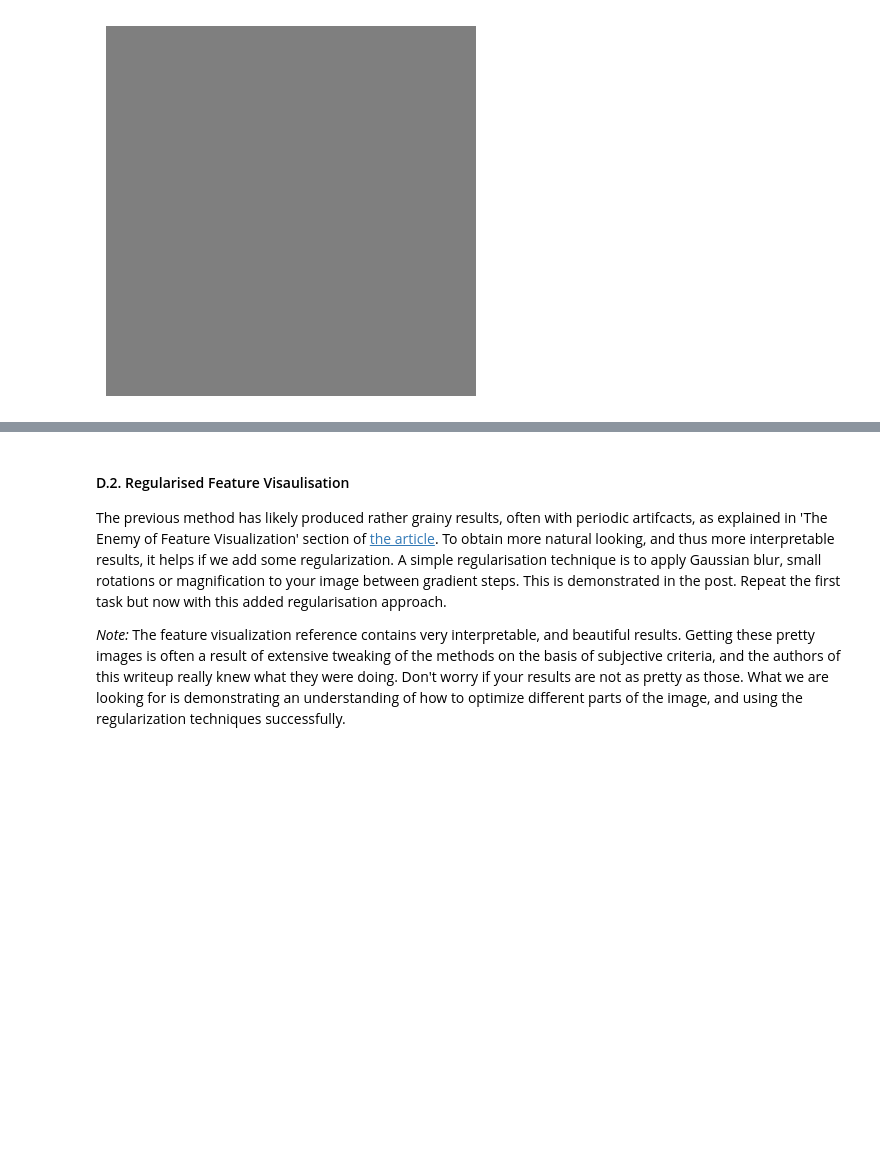
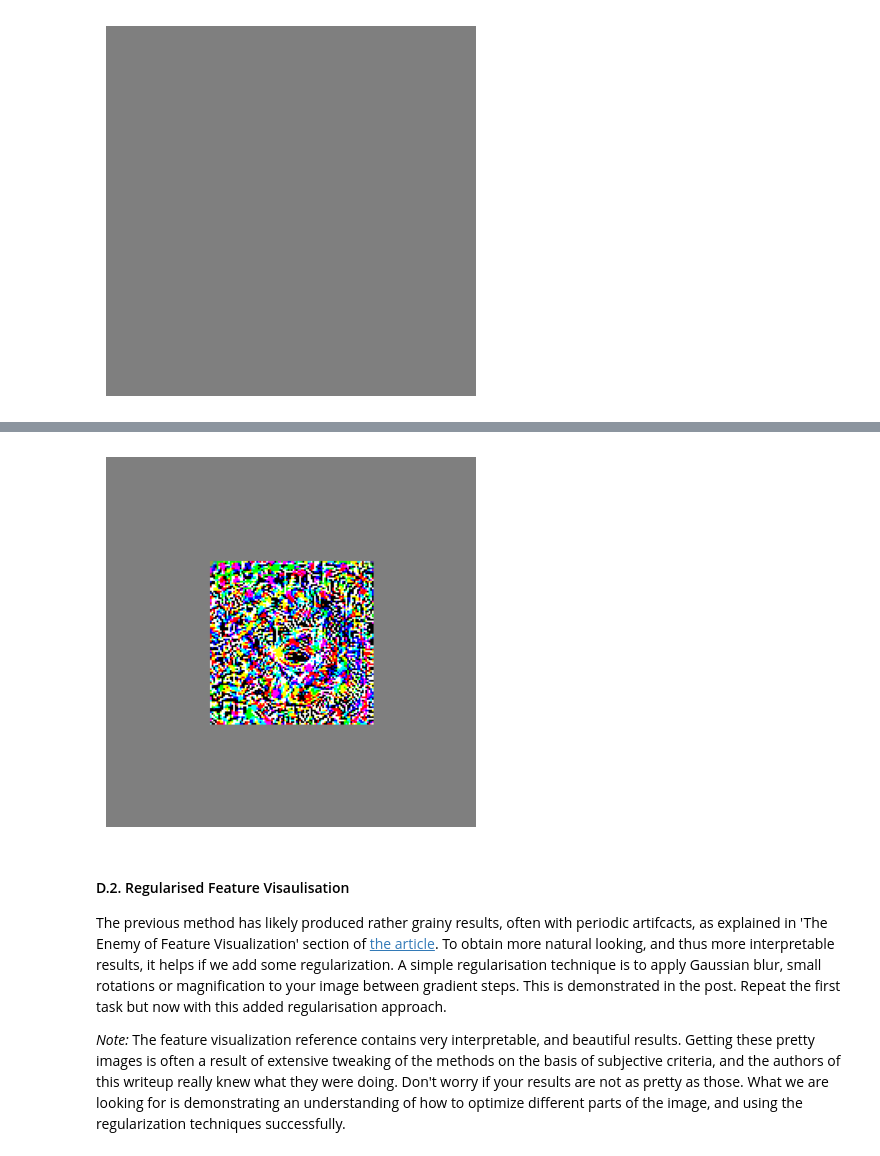
Before and after one commit to JDS289/-DNNs, a Jupyter notebook: dnns2.ipynb, the cells around one changed output, grey strips where cells are left out. Cells and saved outputs as stored; diff of their text form; code cells hidden in the pictures; blank space fills up the shorter version.

```diff
--- a/dnns2.ipynb
+++ b/dnns2.ipynb
@@ -61,16 +61,22 @@ weights = ResNet18_Weights.IMAGENET1K_V1
 resnet = resnet18(weights=weights)
 resnet.eval();
 # %%
+transforms = weights.transforms()
 width, height = 256, 256
-unprocessed = 0.5*torch.ones(3, height, width)  # do .cuda() if connected to gpu
+image = transforms(0.5*torch.ones(3, height, width)).requires_grad_()  # do .cuda() if connected to gpu
+
+def inverse_transforms(tensor):  # inverts the transforms(...) colour mapping, not the resizing/cropping
+    mean = torch.tensor(transforms.mean, device=tensor.device).view(3, 1, 1)
+    std = torch.tensor(transforms.std, device=tensor.device).view(3, 1, 1)
+    return tensor * std + mean
 
 def draw(tensor, ax=None):
     if not ax:
         fig, ax = plt.subplots()
         ax.set_axis_off()
-    ax.imshow(tensor.permute(1, 2, 0).cpu().numpy())
+    ax.imshow(inverse_transforms(tensor).permute(1, 2, 0).detach().cpu().numpy())
 
-draw(unprocessed)
+draw(image)
 # %% [output]
 [figure]
 # %%
@@ -92,3 +125,7 @@ prediction = predict(unprocessed)
+# %%
+draw(image)
+# %% [output]
+[figure, added]
 # %% [markdown]
 #### D.2. Regularised Feature Visaulisation
 
```
Also changed, not shown: parts of 4 cells of this notebook.
